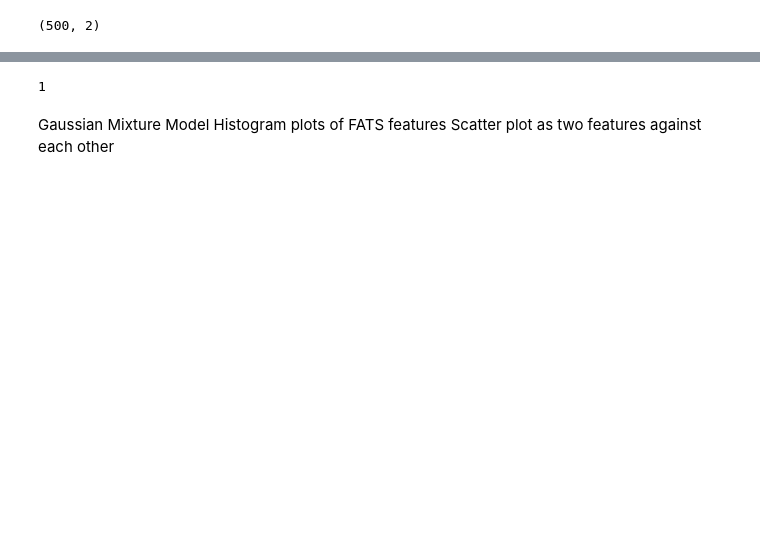
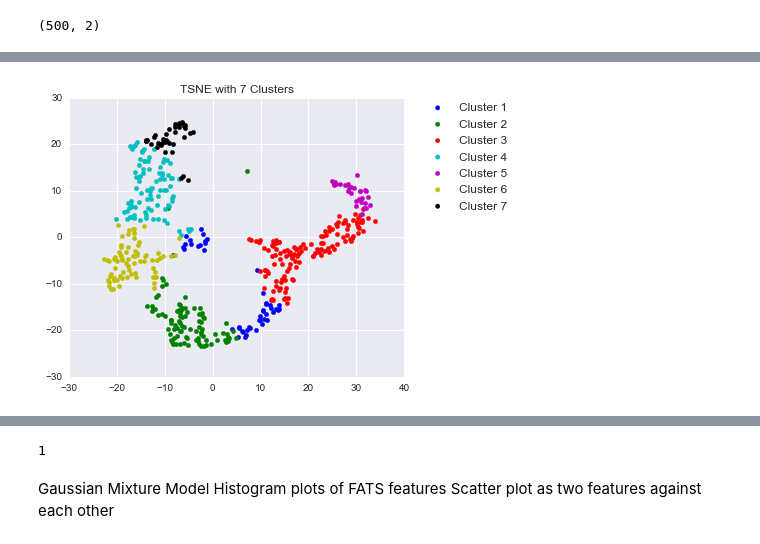
Before and after one commit to neb330/BlackHoles, a Jupyter notebook: Kmeans.ipynb, the cells around one changed output, grey strips where cells are left out. Cells and saved outputs as stored; diff of their text form; code cells hidden in the pictures; blank space fills up the shorter version.

```diff
--- a/Kmeans.ipynb
+++ b/Kmeans.ipynb
@@ -119,0 +144,4 @@ cluster(8)
+# %%
+indexes = cluster(7)
+# %% [output]
+[figure, added]
```
Also changed, not shown: parts of 18 cells of this notebook.
